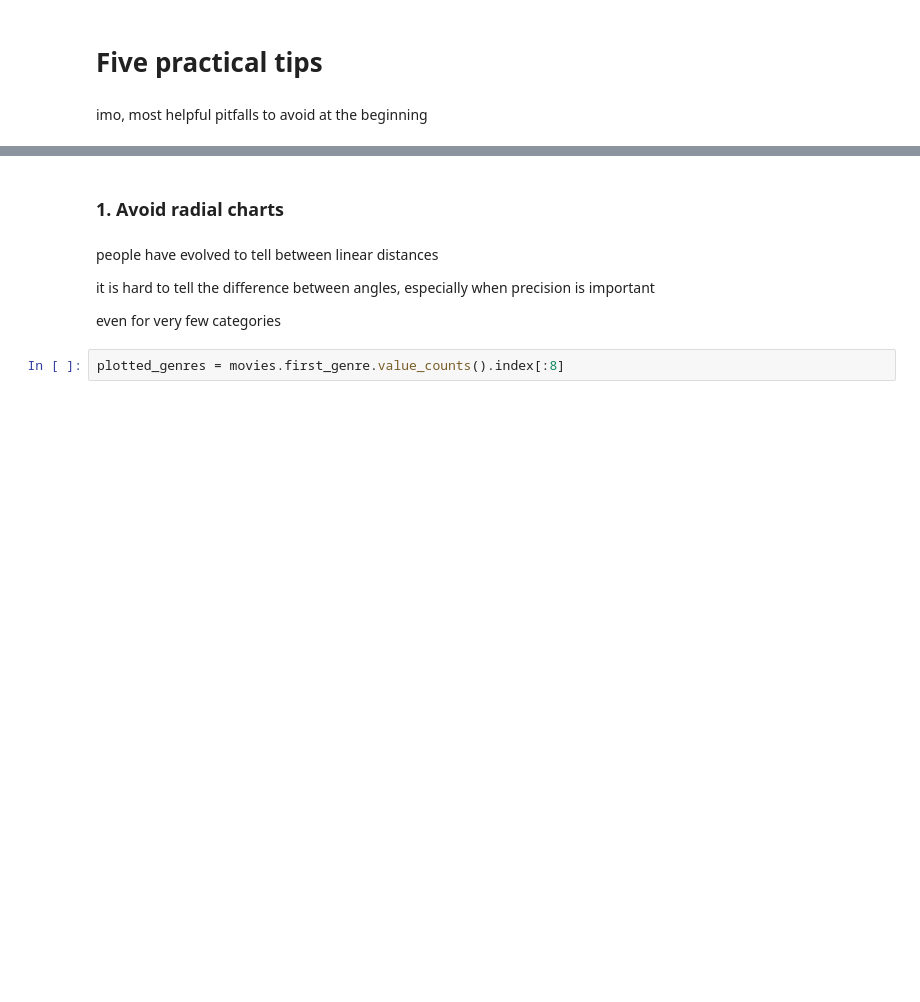
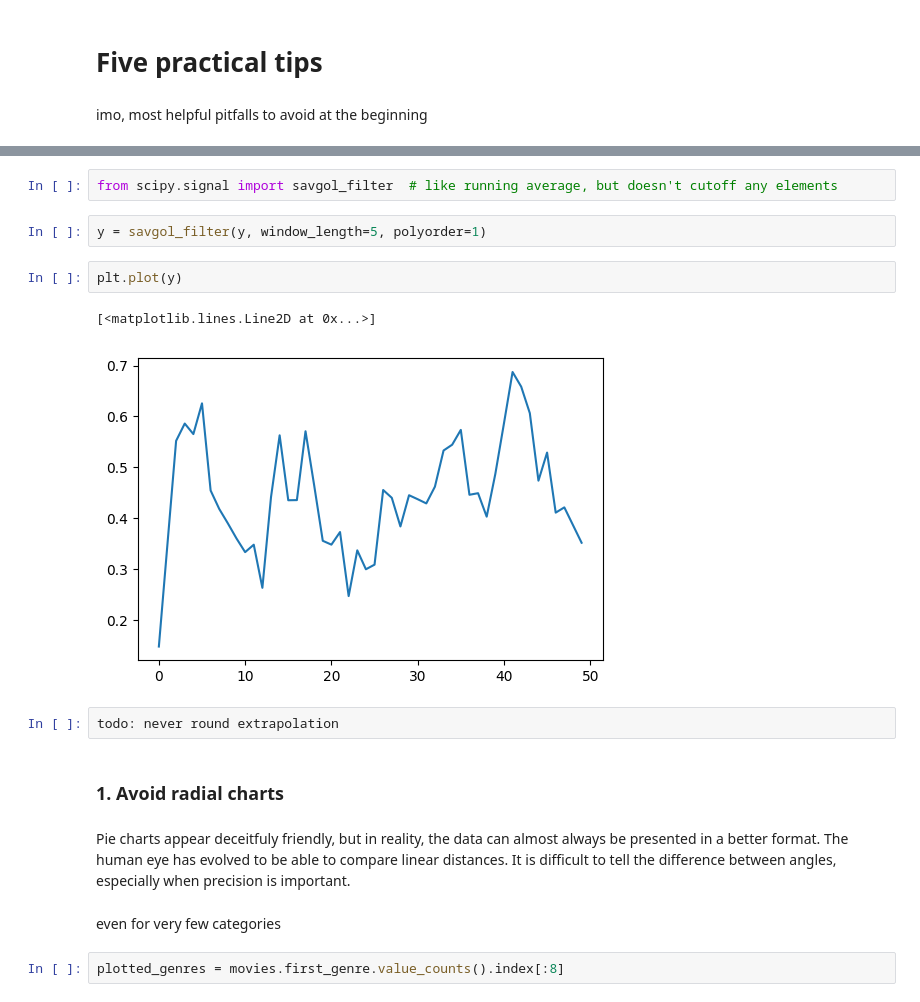
Before and after one commit to stefan-niculae/viz-workshop, a Jupyter notebook: workshop-4-WIP.ipynb, the cells around one changed output, grey strips where cells are left out. Saved outputs shown, nothing was run; the diff lists cells and outputs as text; blank space fills up the shorter version.

```diff
--- a/workshop-4-WIP.ipynb
+++ b/workshop-4-WIP.ipynb
@@ -264,11 +275,20 @@ imo, most helpful pitfalls to avoid at the beginning
+# %%
+from scipy.signal import savgol_filter  # like running average, but doesn't cutoff any elements
+# %%
+y = savgol_filter(y, window_length=5, polyorder=1)
+# %%
+plt.plot(y)
+# %% [output]
+[<matplotlib.lines.Line2D at 0x...>]
+[figure, added]
+# %%
+todo: never round extrapolation
 # %% [markdown]
 ### 1. Avoid radial charts
-# %% [markdown]
-people have evolved to tell between linear distances
-
-it is hard to tell the difference between angles, especially when precision is important
-
-even for very few categories
+# %% [markdown]
+Pie charts appear deceitfuly friendly, but in reality, the data can almost always be presented in a better format. The human eye has evolved to be able to compare linear distances. It is difficult to tell the difference between angles, especially when precision is important.
+# %% [markdown]
+even for very few categories
 # %%
 plotted_genres = movies.first_genre.value_counts().index[:8]
 # %%
```
Also changed, not shown: parts of 11 cells of this notebook, 4 other files.
